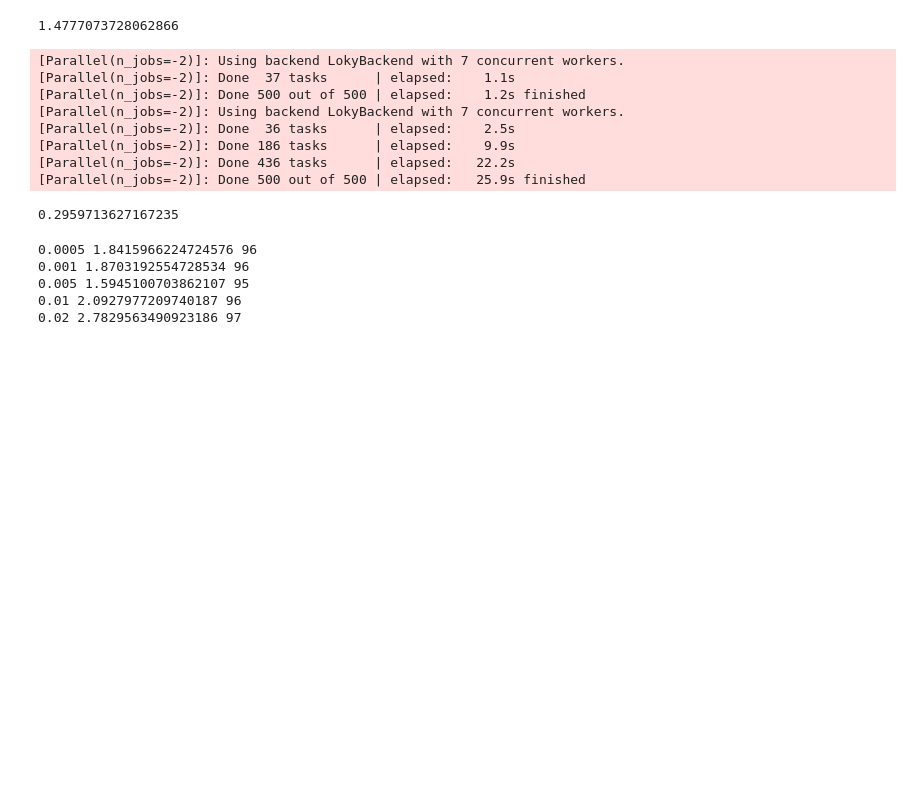
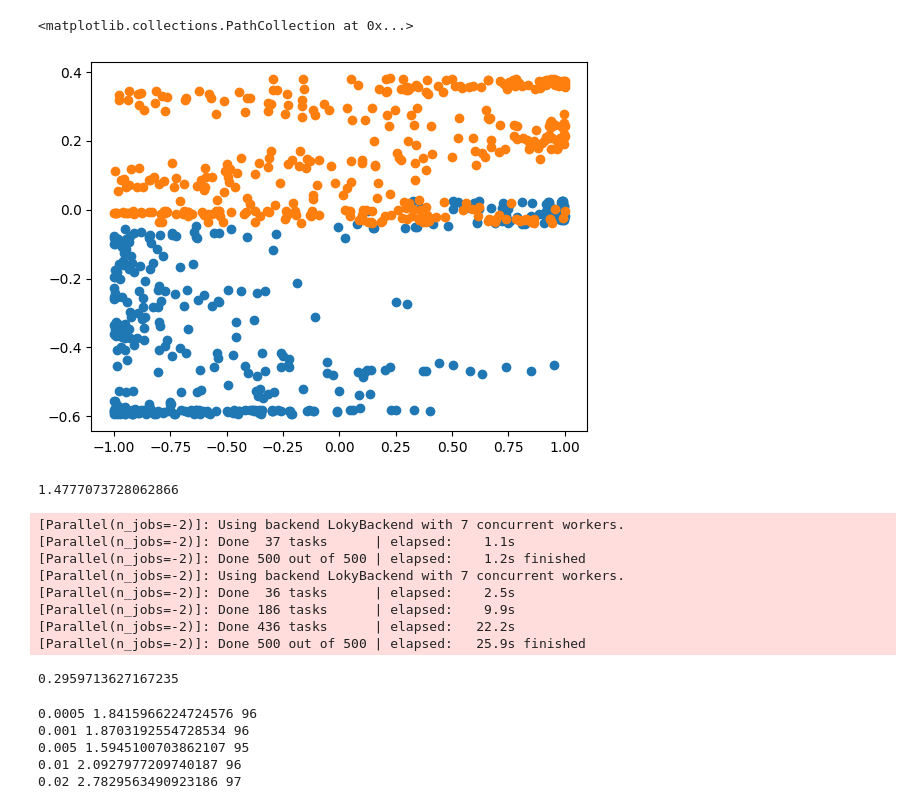
Before and after one commit to matthieubulte/pyfrechet, a Jupyter notebook: notebooks/Frechet Regression.ipynb, the cells around one changed output. Drawn from its saved outputs; the diff is of its cells as text; code cells hidden in the pictures; blank space fills up the shorter version.

```diff
--- a/notebooks/Frechet Regression.ipynb
+++ b/notebooks/Frechet Regression.ipynb
@@ -58,3 +90,9 @@ for bw in [0.001, 0.005, 0.01, 0.02]:
+# %%
+plt.scatter(y.data[:,1], y_pred.data[:,1])
+plt.scatter(y.data[:,0], y_pred.data[:,0])
+# %% [output]
+<matplotlib.collections.PathCollection at 0x...>
+[figure, added]
 # %%
 global_fr = GlobalFrechet().fit(x_train, y_train)
 
```
Also changed, not shown: parts of 4 cells of this notebook, 11 other files.
